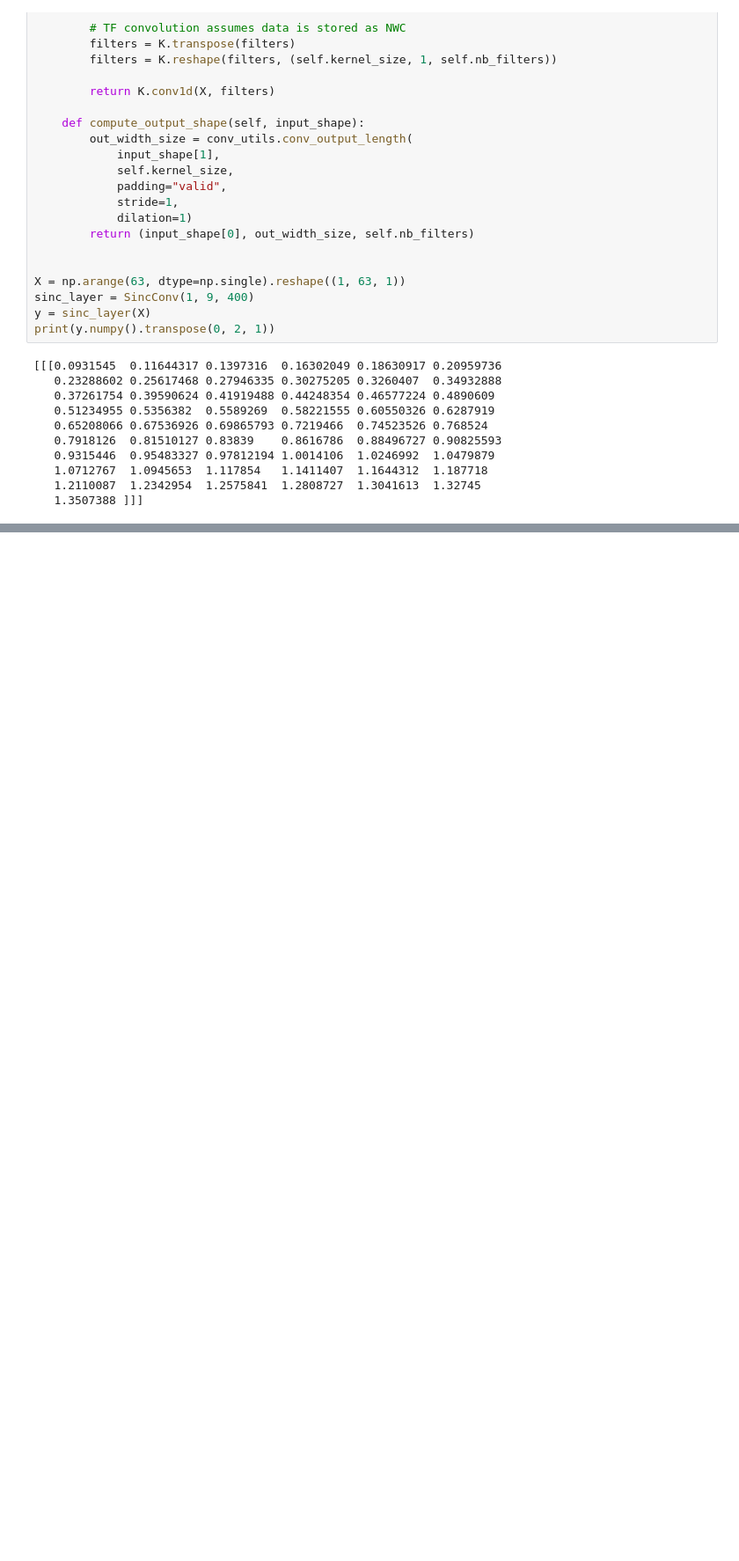
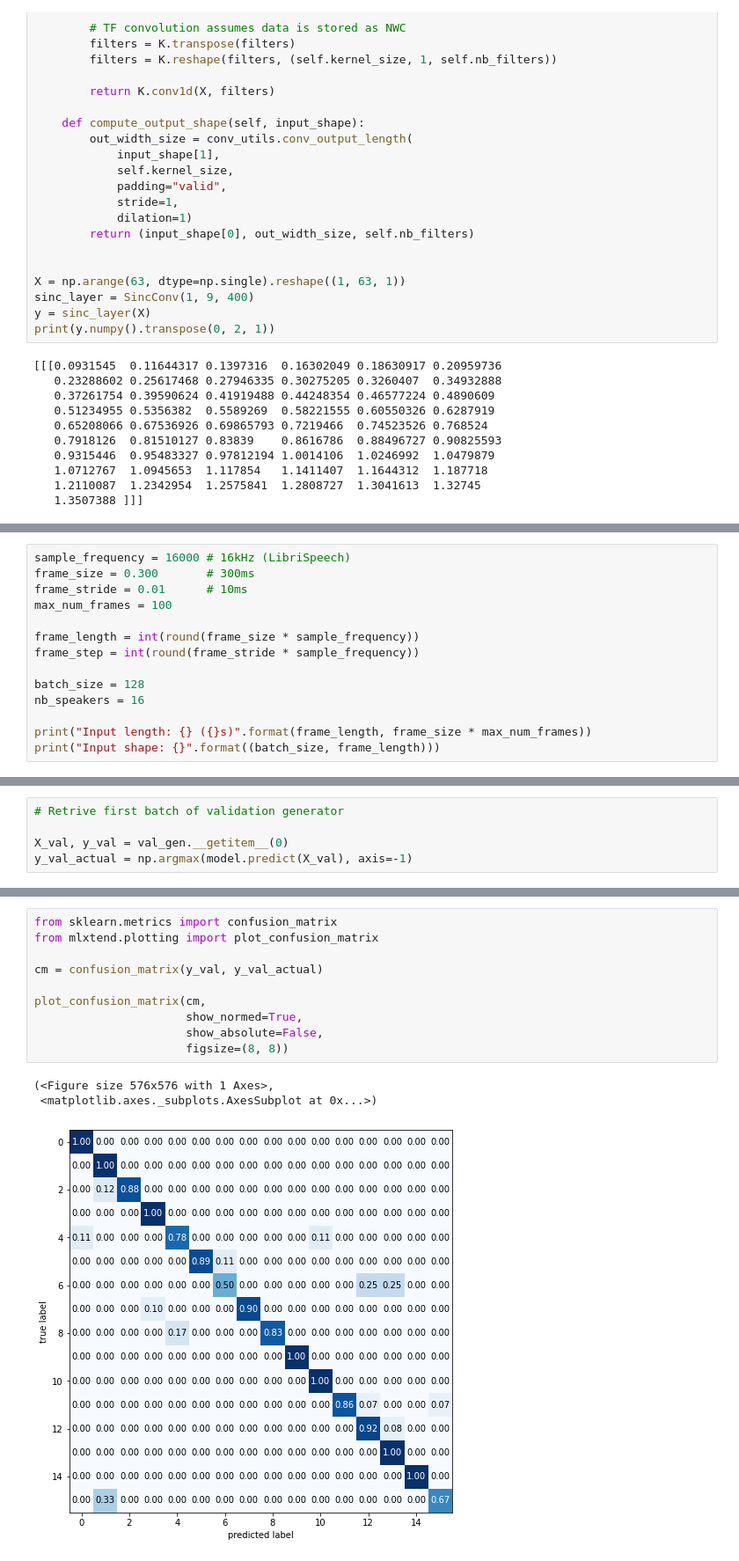
Before and after one commit to theolepage/keras-sincnet, a Jupyter notebook: keras_sincnet.ipynb, the cells around one changed output, grey strips where cells are left out. Shown at 88% size. Saved outputs shown, nothing was run; the diff lists cells and outputs as text; blank space fills up the shorter version.

```diff
--- a/keras_sincnet.ipynb
+++ b/keras_sincnet.ipynb
@@ -289,0 +295,14 @@ print(y.numpy().transpose(0, 2, 1))
+# %%
+sample_frequency = 16000 # 16kHz (LibriSpeech)
+frame_size = 0.300       # 300ms
+frame_stride = 0.01      # 10ms
+max_num_frames = 100
+
+frame_length = int(round(frame_size * sample_frequency))
+frame_step = int(round(frame_stride * sample_frequency))
+
+batch_size = 128
+nb_speakers = 16
+
+print("Input length: {} ({}s)".format(frame_length, frame_size * max_num_frames))
+print("Input shape: {}".format((batch_size, frame_length)))
@@ -289,0 +568,5 @@ print(y.numpy().transpose(0, 2, 1))
+# %%
+# Retrive first batch of validation generator
+
+X_val, y_val = val_gen.__getitem__(0)
+y_val_actual = np.argmax(model.predict(X_val), axis=-1)
@@ -289,0 +590,14 @@ print(y.numpy().transpose(0, 2, 1))
+# %%
+from sklearn.metrics import confusion_matrix
+from mlxtend.plotting import plot_confusion_matrix
+
+cm = confusion_matrix(y_val, y_val_actual)
+
+plot_confusion_matrix(cm,
+                      show_normed=True,
+                      show_absolute=False,
+                      figsize=(8, 8))
+# %% [output]
+(<Figure size 576x576 with 1 Axes>,
+ <matplotlib.axes._subplots.AxesSubplot at 0x...>)
+[figure, added]
```
Also changed, not shown: parts of 36 cells of this notebook.
